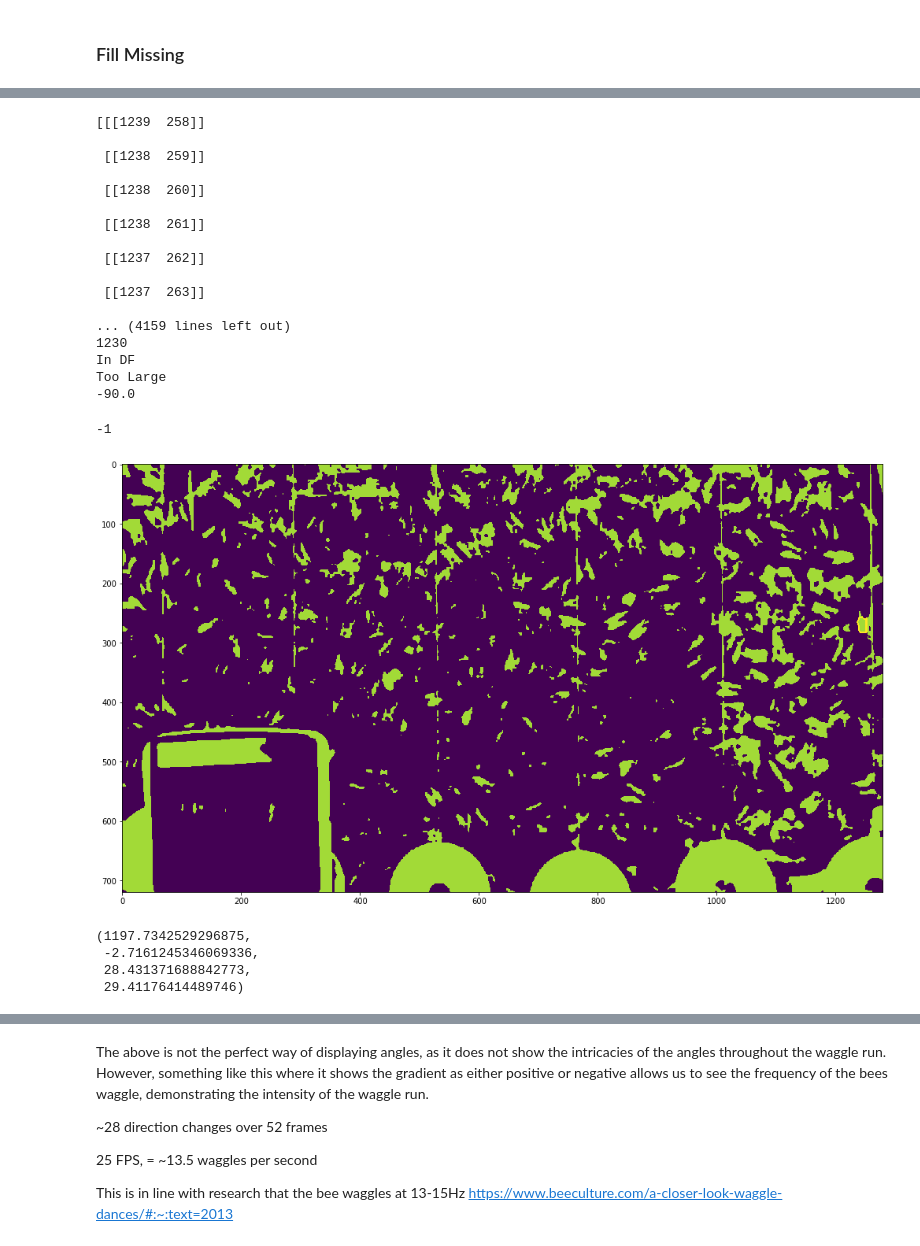
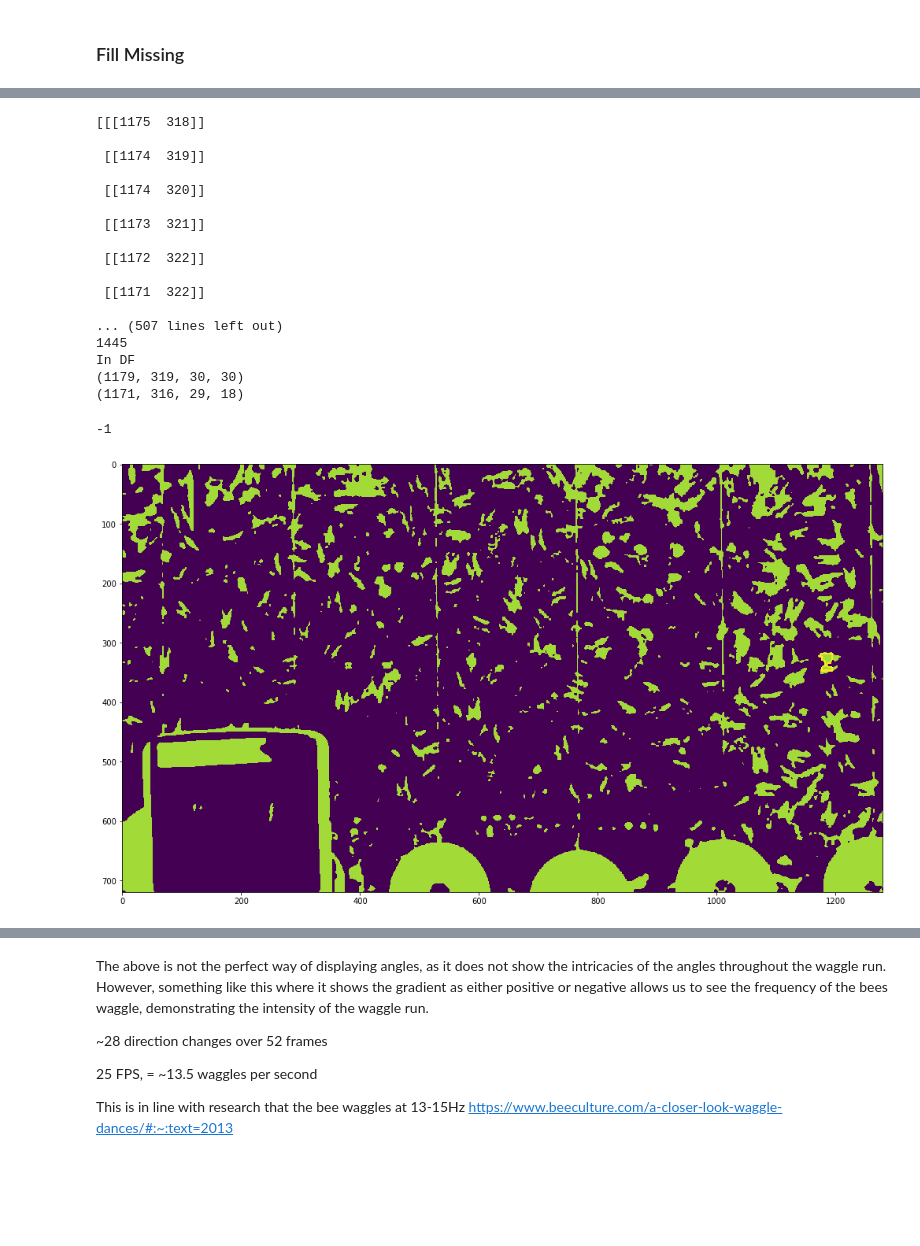
Before and after one commit to Jreece18/WaggleDanceTracker, a Jupyter notebook: TidyDataset.ipynb, the cells around one changed output, grey strips where cells are left out. Drawn from its saved outputs; the diff is of its cells as text; code cells hidden in the pictures; blank space fills up the shorter version.

Commit message:
Improvements made to the anchoring of the bounding box

```diff
--- a/TidyDataset.ipynb
+++ b/TidyDataset.ipynb
@@ -81,7 +81,7 @@ waggle_df = pd.read_pickle('WaggleDetections-Bees10.pkl')
 #waggle_df.drop(['index'], axis=1, inplace=True)
 #waggle_df.reset_index(inplace=True)
 # Sort by cluster and then frame so the dataset is ordered in blocks of clusters
-waggle_df = waggle_df.sort_values(by=['Cluster', 'frame']).reset_index().drop(['index', 'level_0'], axis=1).reset_index()
+waggle_df = waggle_df.sort_values(by=['Cluster', 'frame']).reset_index().drop(['index'], axis=1).reset_index()
 # %%
 waggle_df[waggle_df['Cluster']==2]
 # %% [output]
@@ -270,9 +268,9 @@ def moveDirection(prev_bbox, bbox):
 # %%
 final_df = pd.DataFrame(columns=['x', 'y', 'frame', 'bbox', 'size', 'angle', 'cluster']) # maybe add direction change?
 # %%
-clust = df[df['Cluster']==35] # 1, 6
+clust = df[df['Cluster']==75] # 1, 6, 35, 72 (didn't work, also not a waggle)
 clust
-cap = cv2.VideoCapture('Bees10.mov')
+cap = cv2.VideoCapture('../Bees10.mov')
 cap.set(1, 233)
 _, frame = cap.read()
 gray = cv2.cvtColor(frame, cv2.COLOR_BGR2GRAY)
@@ -312,7 +310,7 @@ rang = np.arange(start, end, 1)
 missing = list(set(rang)-set(clust.frame.values)) # Frames where waggle missing from df
 
 counter = start
-cap = cv2.VideoCapture('Bees10.mov')
+cap = cv2.VideoCapture('../Bees10.mov')
 cap.set(1, start)
 ret, frame = cap.read()
 width = int(cap.get(cv2.CAP_PROP_FRAME_WIDTH))
@@ -363,7 +361,6 @@ while counter < end:
     print(counter)
     ret, frame = cap.read()
 
-
     # Preprocessing
     gray = cv2.cvtColor(frame, cv2.COLOR_BGR2GRAY)
     gray = cv2.GaussianBlur(gray, (15,15), 1)
@@ -375,16 +372,21 @@ while counter < end:
     # If frame not in df, use tracker to fill in the missing
     if counter in missing:
         print('Missing')
-        # update tracker
-        ret, bbox = tracker.update(frame)
-        # Prevent tracking errors
-        found, prev_bbox = anchorBox(bbox, prev_bbox, avg)
-        if found is 'Shrunk':
-            print('Box Shrunk')
-            bbox, contour = expandBox(opening, bbox)
-        elif found is False:
-            print('false')
-            bbox, contour = expandBox(opening, prev_bbox)
+        bbox = prev_bbox[0] - 10, prev_bbox[1] - 10, prev_bbox[2] + 20, prev_bbox[3] + 20
+#         # update tracker
+#         ret, bbox = tracker.update(frame)
+#         print(bbox)
+#         # Prevent tracking errors
+#         found, prev_bbox = anchorBox(bbox, prev_bbox, avg)
+# #         if found is 'Shrunk':
+# #             print('Box Shrunk')
+# #             bbox, contour = expandBox(opening, bbox)
+#         if found is False:
+#             print('False')
+#             bbox = prev_bbox[0] - 5, prev_bbox[1] - 5, prev_bbox[2] + 10, prev_bbox[3] + 10
+#             print(bbox)
+#             #break
+
     # If frame is in df, use df coordinates
     else:
         print('In DF')
@@ -398,7 +400,12 @@ while counter < end:
         final_df.loc[len(final_df)] = 0
         break
 
+    # Use to anchor the box
+    if found is not True:
+        pass
+
     # Find contour from bbox and get information
+    print(bbox)
     contour = findROIContour(opening, bbox)
     if contour is None:
         print('Contour None')
@@ -448,54 +455,50 @@ while counter < end:
         tracker = cv2.TrackerCSRT_create()
         tracker.init(frame, bbox)
 
-
+    print(bbox)
     # VISUALS
     if ret:
     # Tracking success
         p1 = (int(bbox[0]), int(bbox[1]))
         p2 = (int(bbox[0] + bbox[2]), int(bbox[1] + bbox[3]))
         cv2.rectangle(frame, p1, p2, (255, 0, 0), 2, 1)
         cv2.rectangle(opening, p1, p2, (255, 0, 0), 2, 1)
     else:
         cv2.putText(frame, "Tracking failure detected", (100, 80), cv2.FONT_HERSHEY_SIMPLEX, 0.75, (0, 0, 255), 2)
     cv2.imshow("Tracking", frame)
     cv2.imshow("Threshold", opening)
     cv2.waitKey(100)
+    if found is not True:
+        if cv2.waitKey(0) & 0xFF == ord('c'):
+            continue
 
     final_df.loc[len(final_df)] = [centre[0], centre[1], counter, box, size, angle, cluster]
 
     movement = moveDirection(prev_bbox, bbox) # Track direction of box movement
     prev_bbox = bbox
     total, avg = avgArea(bbox, total, (counter-start)) # Track avg size of bounding box
 
 
 cap.release()
 cv2.destroyAllWindows()
 cv2.waitKey(1)
 # %% [output]
-[[[1239  258]]
+[[[1175  318]]
 
- [[1238  259]]
+ [[1174  319]]
 
- [[1238  260]]
+ [[1174  320]]
 
- [[1238  261]]
+ [[1173  321]]
 
- [[1237  262]]
+ [[1172  322]]
 
- [[1237  263]]
+ [[1171  322]]
 
-... (4159 lines left out)
-1230
+... (507 lines left out)
+1445
 In DF
-Too Large
--90.0
+(1179, 319, 30, 30)
+(1171, 316, 29, 18)
 -1
-[figure, old version]
+[figure, new version]
-# %%
-bbox
-# %% [output]
-(1197.7342529296875,
- -2.7161245346069336,
- 28.431371688842773,
- 29.41176414489746)
```
Also changed, not shown: parts of 11 cells of this notebook.
